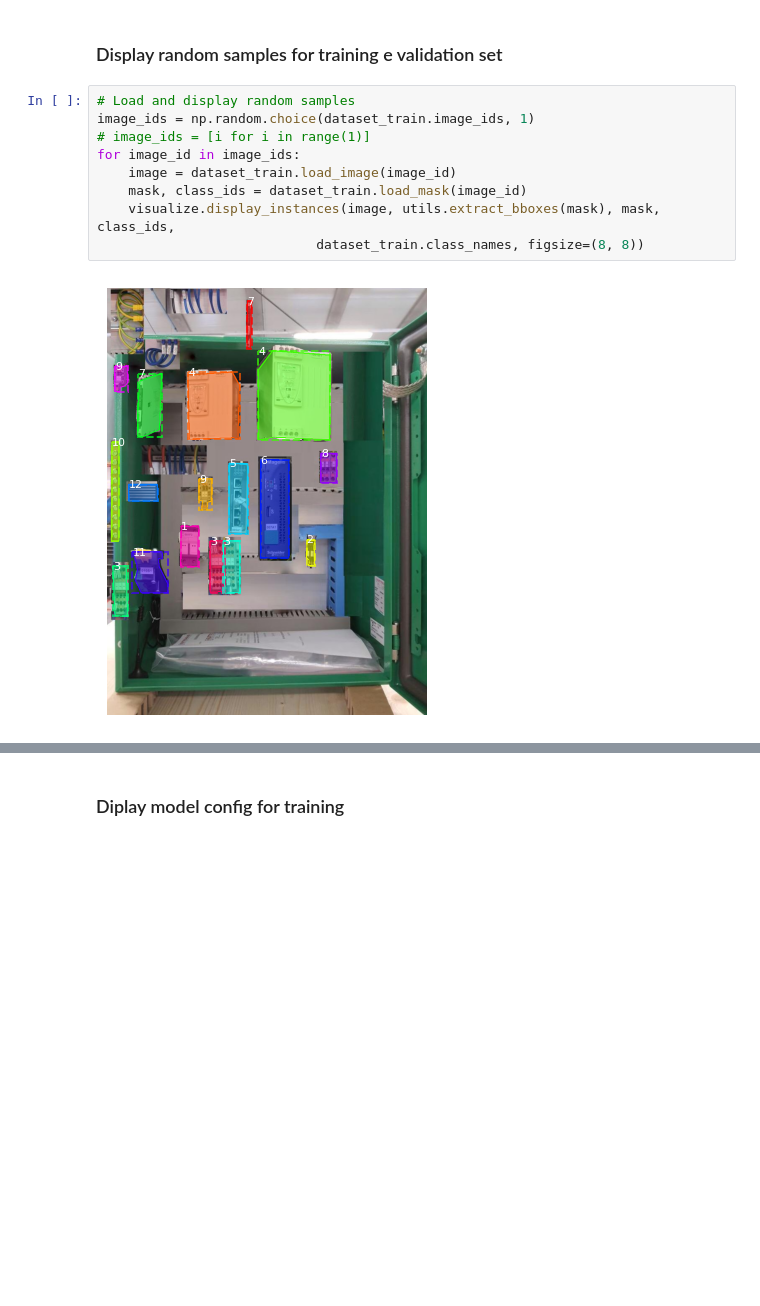
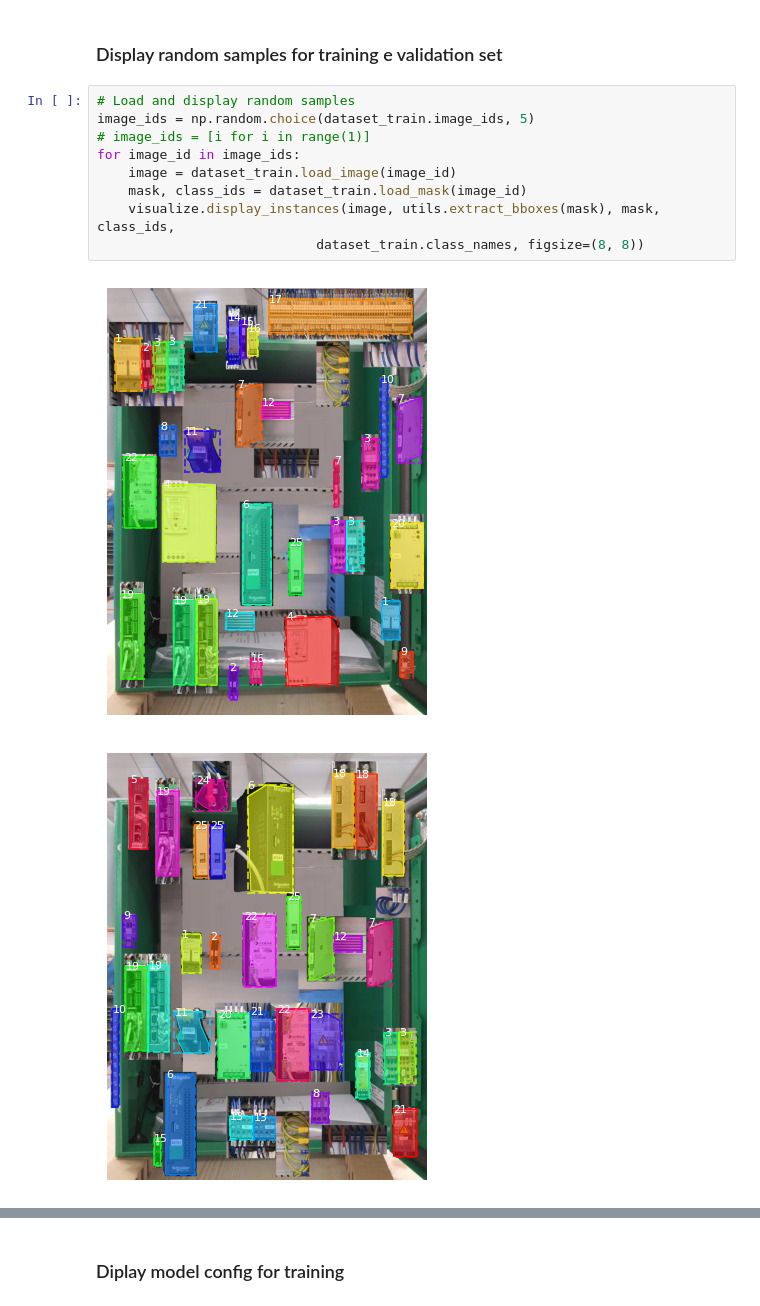
Before and after one commit to aleqrt/mask-rcnn-api, a Jupyter notebook: samples/elettrocablaggi/elettrocablaggi.ipynb, the cells around one changed output, grey strips where cells are left out. Saved outputs shown, nothing was run; the diff lists cells and outputs as text; blank space fills up the shorter version.

```diff
--- a/samples/elettrocablaggi/elettrocablaggi.ipynb
+++ b/samples/elettrocablaggi/elettrocablaggi.ipynb
@@ -52,12 +52,13 @@ Class info: [{'source': '', 'id': 0, 'name': 'BG'}, {'source': 'elettrocablaggi'
 ### Display random samples for training e validation set
 # %%
 # Load and display random samples
-image_ids = np.random.choice(dataset_train.image_ids, 1)
+image_ids = np.random.choice(dataset_train.image_ids, 5)
 # image_ids = [i for i in range(1)]
 for image_id in image_ids:
     image = dataset_train.load_image(image_id)
     mask, class_ids = dataset_train.load_mask(image_id)
     visualize.display_instances(image, utils.extract_bboxes(mask), mask, class_ids,
                             dataset_train.class_names, figsize=(8, 8))
 # %% [output]
-[figure, old version]
+[figure, new version]
+[figure, added]
```
Also changed, not shown: parts of 3 cells of this notebook, 15 other files.
